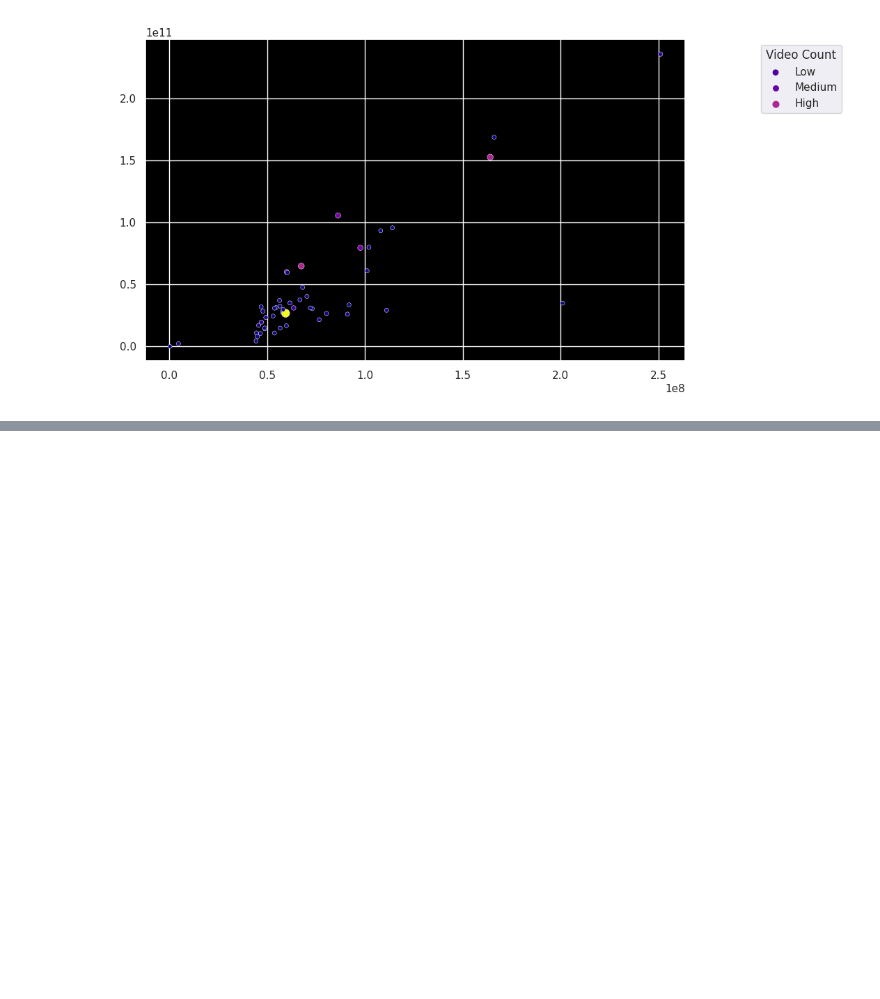
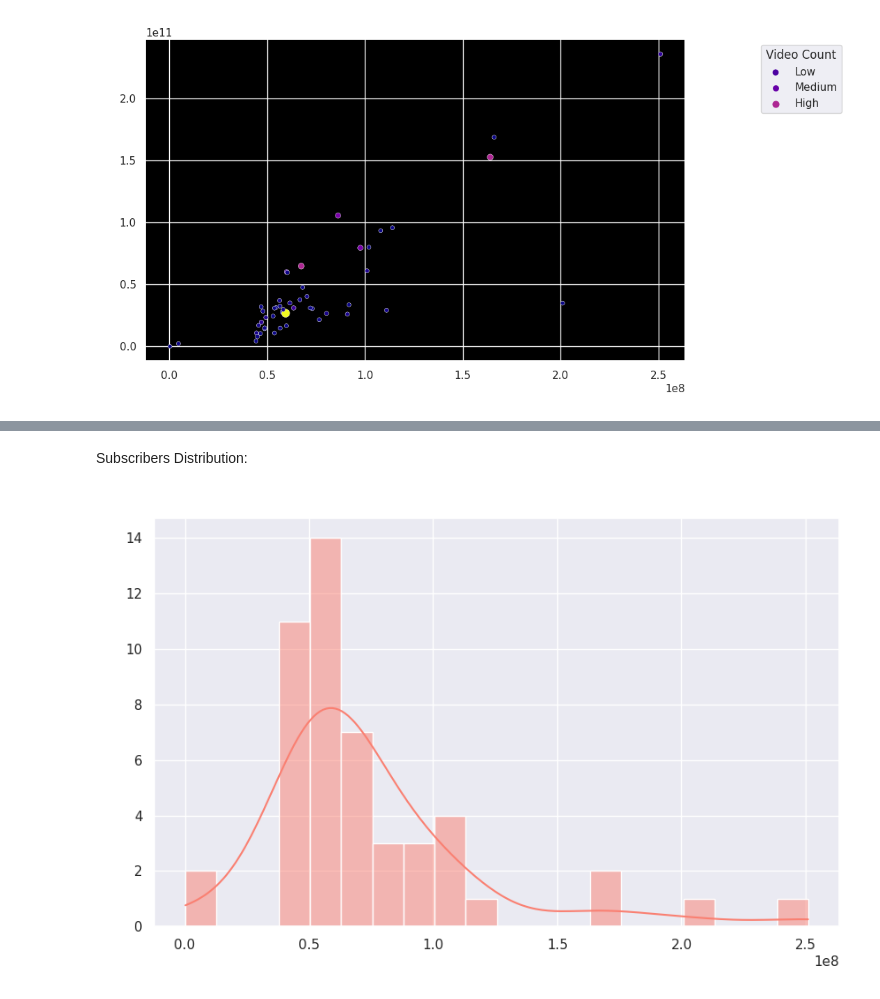
Before and after one commit to DeeeTeeee/YouTubeAPI, a Jupyter notebook: YT_channels.ipynb, the cells around one changed output, grey strips where cells are left out. Saved outputs shown, nothing was run; the diff lists cells and outputs as text; code cells hidden in the pictures; blank space fills up the shorter version.

```diff
--- a/YT_channels.ipynb
+++ b/YT_channels.ipynb
@@ -216,0 +235,12 @@ plt.show()
+# %% [markdown]
+Subscribers Distribution:
+# %%
+plt.figure(figsize=(10, 6))
+sns.set(style="darkgrid")
+sns.histplot(data=top_yt50, x="Subscribers", bins=20, kde=True, color='salmon')
+plt.title("Subscribers Distribution", color='white')
+plt.xlabel("Subscribers", color='white')
+plt.ylabel("Count", color='white')
+plt.show()
+# %% [output]
+[figure, added]
```
Also changed, not shown: parts of 8 cells of this notebook.
